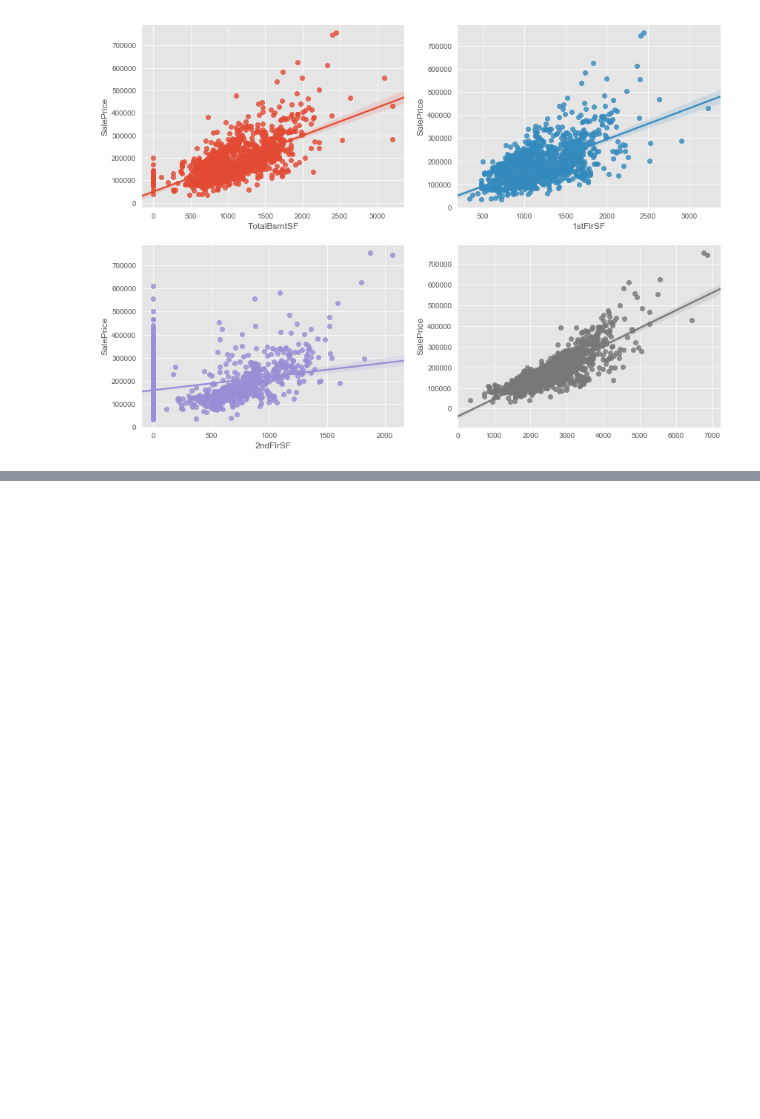
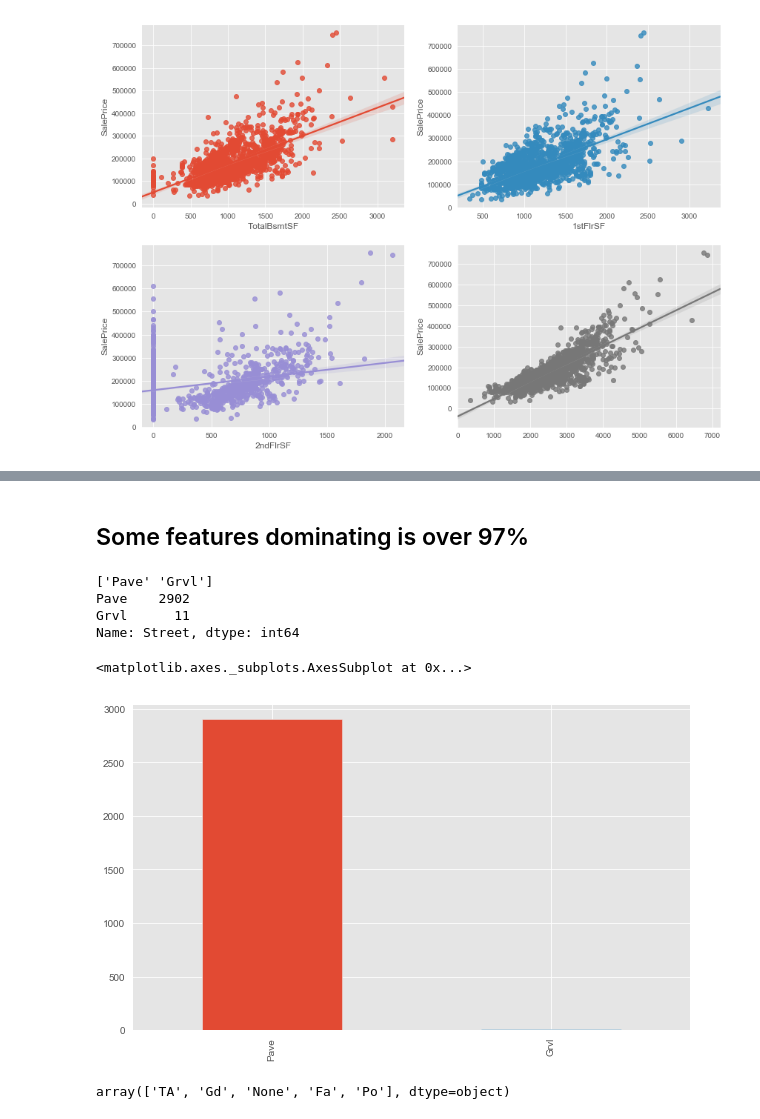
Before and after one commit to santiago-kai/Kaggle---Housing-Prices, a Jupyter notebook: main_ipy.ipynb, the cells around one changed output, grey strips where cells are left out. Cells and saved outputs as stored; diff of their text form; code cells hidden in the pictures; blank space fills up the shorter version.

```diff
--- a/main_ipy.ipynb
+++ b/main_ipy.ipynb
@@ -313,0 +333,6 @@ all_data['NoBsmt'] = (all_data['TotalBsmtSF']==0)
+# %%
+all_data['TotalBath'] = all_data['BsmtFullBath'] + \
+                        all_data['FullBath'] + \
+                        all_data['BsmtHalfBath'] + \
+                        all_data['HalfBath']
+# why not drop ???
@@ -313,0 +349,16 @@ all_data['NoBsmt'] = (all_data['TotalBsmtSF']==0)
+# %%
+all_data['YrBltAndRemod'] = all_data['YearBuilt'] + \
+                            all_data['YearRemodAdd']
+# %% [markdown]
+## Some features dominating is over 97%
+# %%
+print(all_data.Street.unique())
+print(all_data['Street'].value_counts())
+all_data['Street'].value_counts().head(3).plot.bar()
+# %% [output]
+['Pave' 'Grvl']
+Pave    2902
+Grvl      11
+Name: Street, dtype: int64
+<matplotlib.axes._subplots.AxesSubplot at 0x...>
+[figure, added]
@@ -313,0 +393,4 @@ all_data['NoBsmt'] = (all_data['TotalBsmtSF']==0)
+# %%
+Bsmt['BsmtCond'].unique()
+# %% [output]
+array(['TA', 'Gd', 'None', 'Fa', 'Po'], dtype=object)
```
Also changed, not shown: parts of 51 cells of this notebook, 7 other files.
